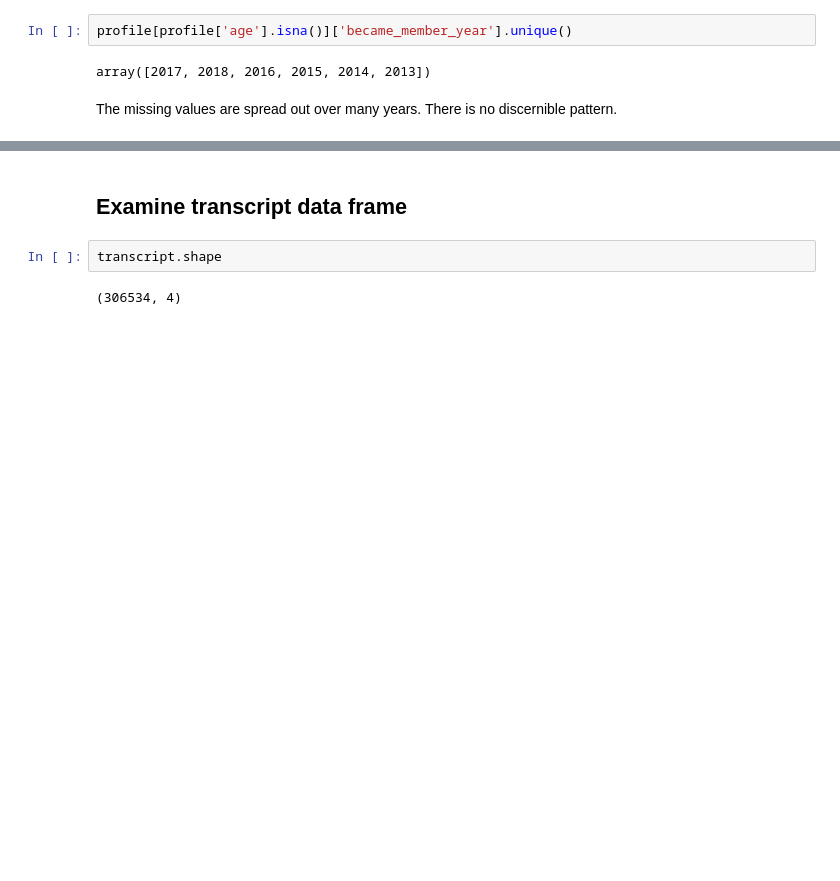
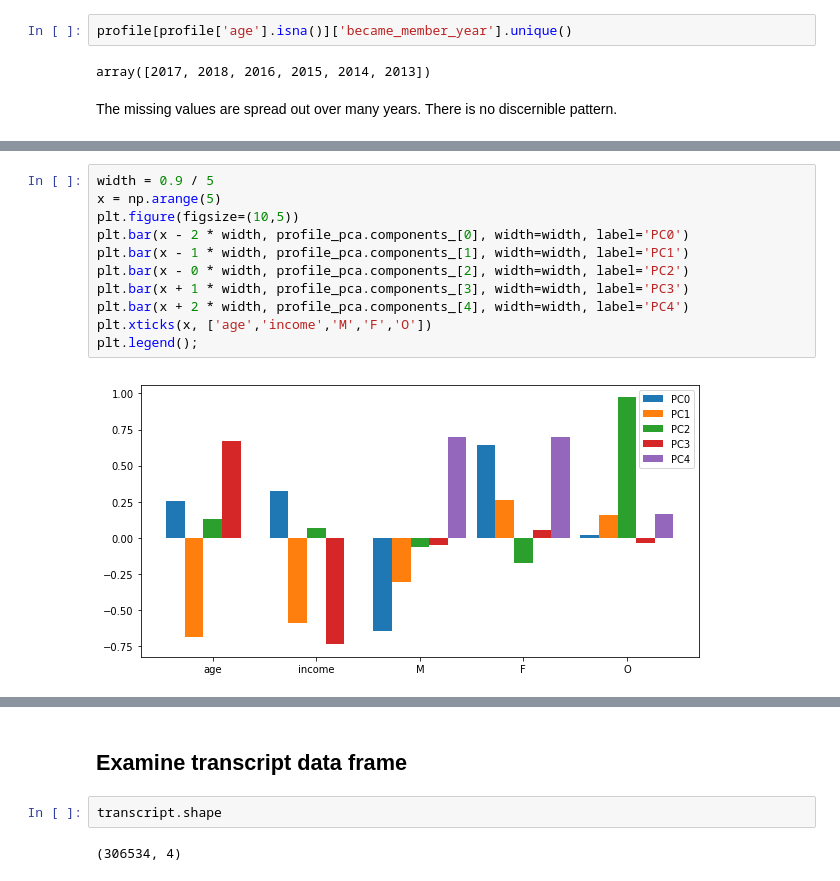
Before and after one commit to a1pat/Starbucks-Capstone, a Jupyter notebook: Starbucks_Capstone_notebook.ipynb, the cells around one changed output, grey strips where cells are left out. Drawn from its saved outputs; the diff is of its cells as text; blank space fills up the shorter version.

```diff
--- a/Starbucks_Capstone_notebook.ipynb
+++ b/Starbucks_Capstone_notebook.ipynb
@@ -405,0 +487,13 @@ The missing values are spread out over many years. There is no discernible patte
+# %%
+width = 0.9 / 5
+x = np.arange(5)
+plt.figure(figsize=(10,5))
+plt.bar(x - 2 * width, profile_pca.components_[0], width=width, label='PC0')
+plt.bar(x - 1 * width, profile_pca.components_[1], width=width, label='PC1')
+plt.bar(x - 0 * width, profile_pca.components_[2], width=width, label='PC2')
+plt.bar(x + 1 * width, profile_pca.components_[3], width=width, label='PC3')
+plt.bar(x + 2 * width, profile_pca.components_[4], width=width, label='PC4')
+plt.xticks(x, ['age','income','M','F','O'])
+plt.legend();
+# %% [output]
+[figure, added]
```
Also changed, not shown: parts of 27 cells of this notebook.
